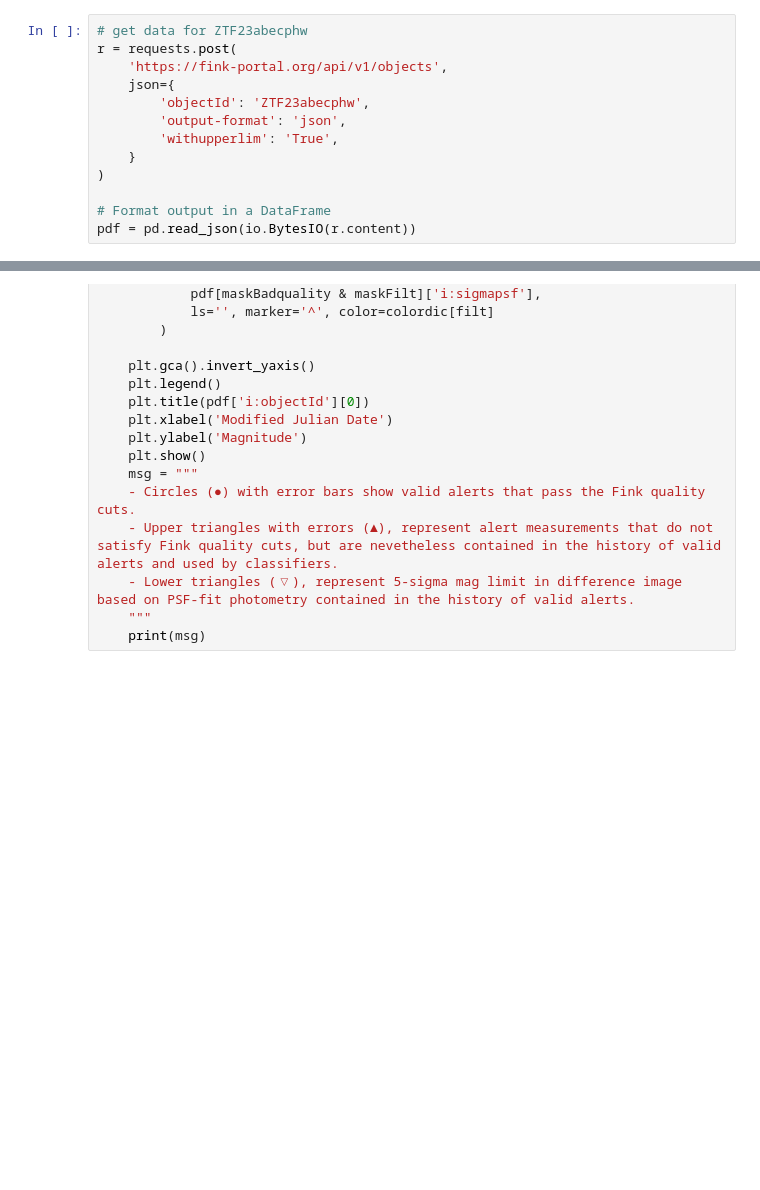
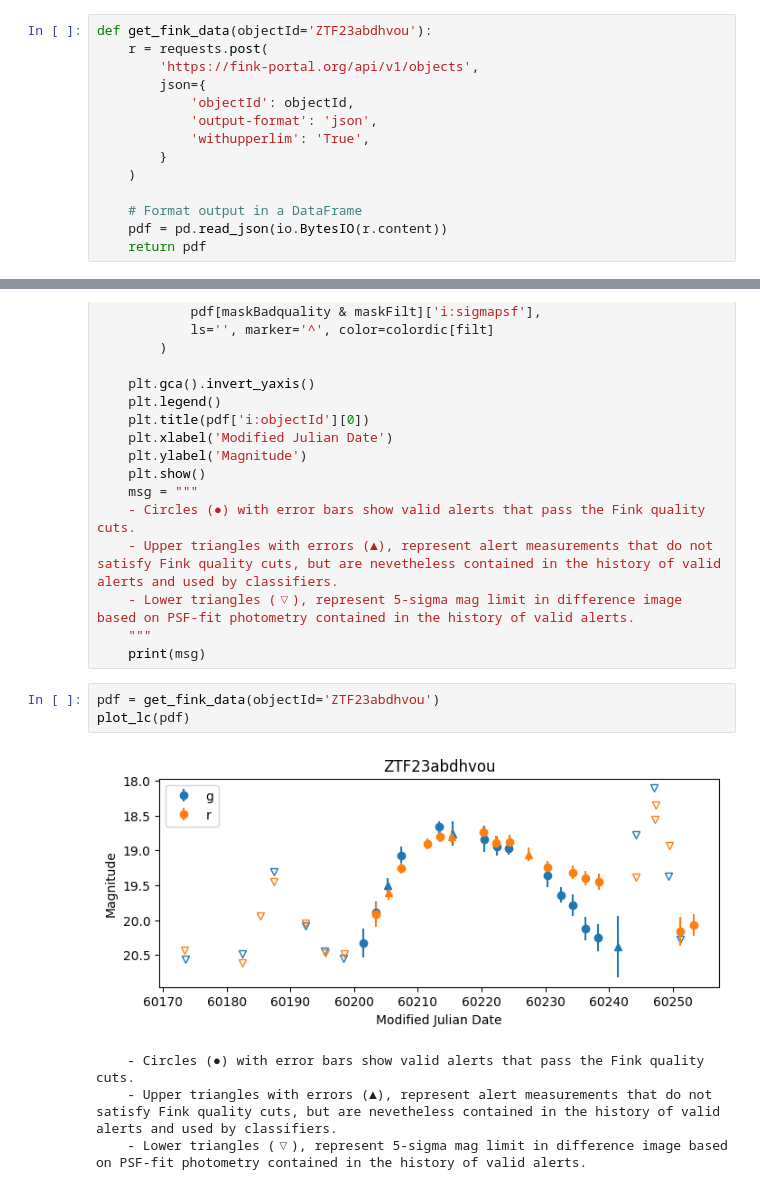
Before and after one commit to Fink-analyses/Active_Learning_earlySNIa, a Jupyter notebook: notebooks/inspect_lc.ipynb, the cells around one changed output, grey strips where cells are left out. Drawn from its saved outputs; the diff is of its cells as text; blank space fills up the shorter version.

```diff
--- a/notebooks/inspect_lc.ipynb
+++ b/notebooks/inspect_lc.ipynb
@@ -6,15 +6,16 @@ import numpy as np
 import matplotlib.pyplot as plt
 from astropy.time import Time, TimeDelta
 # %%
-# get data for ZTF23abecphw
-r = requests.post(
-    'https://fink-portal.org/api/v1/objects',
-    json={
-        'objectId': 'ZTF23abecphw',
-        'output-format': 'json',
-        'withupperlim': 'True',
-    }
-)
+def get_fink_data(objectId='ZTF23abdhvou'):
+    r = requests.post(
+        'https://fink-portal.org/api/v1/objects',
+        json={
+            'objectId': objectId,
+            'output-format': 'json',
+            'withupperlim': 'True',
+        }
+    )
 
-# Format output in a DataFrame
-pdf = pd.read_json(io.BytesIO(r.content))
+    # Format output in a DataFrame
+    pdf = pd.read_json(io.BytesIO(r.content))
+    return pdf
@@ -79,3 +76,11 @@ def plot_lc(pdf):
     - Lower triangles (▽), represent 5-sigma mag limit in difference image based on PSF-fit photometry contained in the history of valid alerts.
     """
     print(msg)
+# %%
+pdf = get_fink_data(objectId='ZTF23abdhvou')
+plot_lc(pdf)
+# %% [output]
+[figure, added]
+    - Circles (●) with error bars show valid alerts that pass the Fink quality cuts.
+    - Upper triangles with errors (▲), represent alert measurements that do not satisfy Fink quality cuts, but are nevetheless contained in the history of valid alerts and used by classifiers.
+    - Lower triangles (▽), represent 5-sigma mag limit in difference image based on PSF-fit photometry contained in the history of valid alerts.
```
Also changed, not shown: parts of 16 cells of this notebook, 3 other files.
